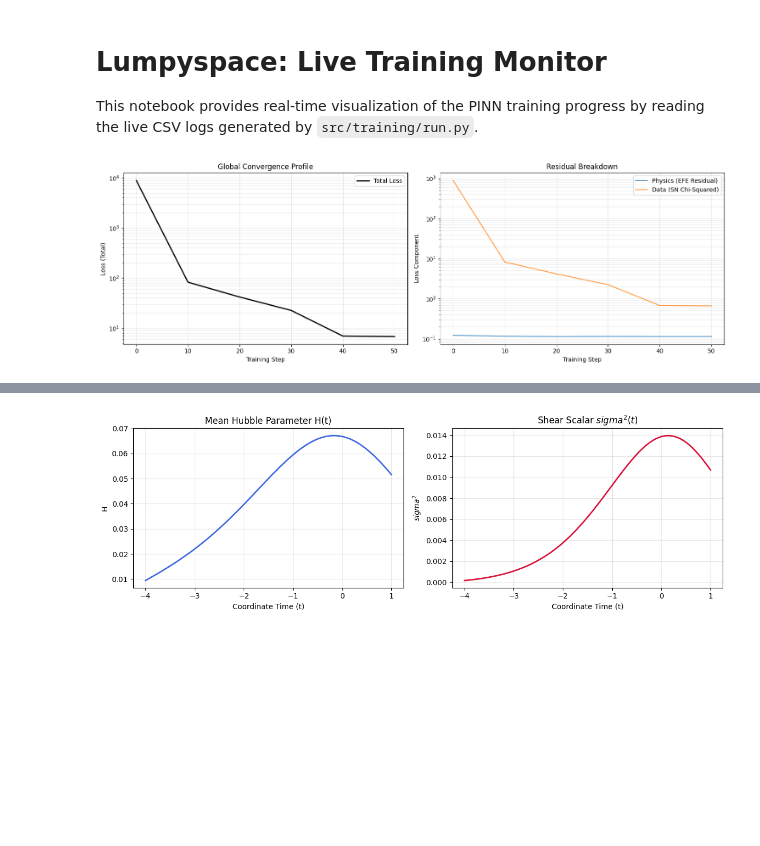
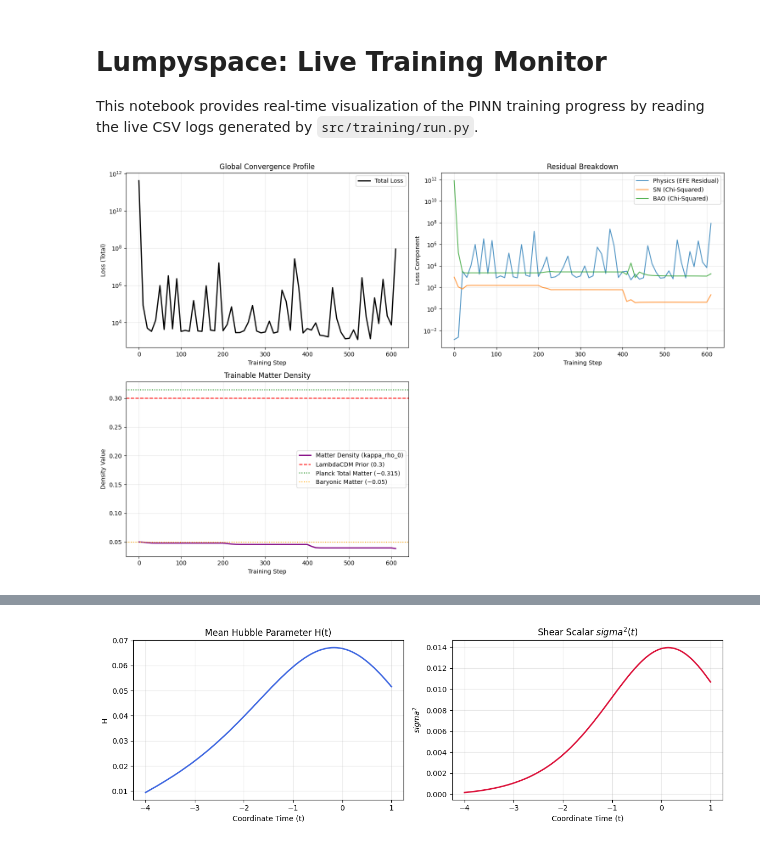
Before and after one commit to dmah42/lumpyspace, a Jupyter notebook: notebooks/monitor_training.ipynb, the cells around one changed output, grey strips where cells are left out. Saved outputs shown, nothing was run; the diff lists cells and outputs as text; code cells hidden in the pictures; blank space fills up the shorter version.

Commit message:
Integrate BAO data and trainable matter density to physically constrain inhomogeneous cosmology PINN

```diff
--- a/notebooks/monitor_training.ipynb
+++ b/notebooks/monitor_training.ipynb
@@ -2,11 +2,12 @@
 # Lumpyspace: Live Training Monitor
 This notebook provides real-time visualization of the PINN training progress by reading the live CSV logs generated by `src/training/run.py`.
 # %%
+import os
+import time
+
+import matplotlib.pyplot as plt
 import pandas as pd
-import matplotlib.pyplot as plt
 from IPython.display import clear_output
-import time
-import os
 
 # Path to the production logs
 log_path = "../logs/training_metrics.csv"
@@ -24,66 +25,90 @@ def monitor_convergence():
       df = pd.read_csv(log_path)
       if len(df) > 1:
         clear_output(wait=True)
-        fig, ax = plt.subplots(1, 2, figsize=(15, 5))
+        fig, ax = plt.subplots(2, 2, figsize=(15, 10))
 
-        # Plot Total Loss (Log Scale)
-        ax[0].plot(
+        # Top-left: Plot Total Loss (Log Scale)
+        ax[0, 0].plot(
           df["step"],
           df["loss"].astype(float),
           label="Total Loss",
           color="black",
-          linewidth=2,
+          linewidth=1,
         )
-        ax[0].set_yscale("log")
-        ax[0].set_xlabel("Training Step")
-        ax[0].set_ylabel("Loss (Total)")
-        ax[0].set_title("Global Convergence Profile")
-        ax[0].grid(True, which="both", ls="-", alpha=0.3)
-        ax[0].legend()
+        ax[0, 0].set_yscale("log")
+        ax[0, 0].set_xlabel("Training Step")
+        ax[0, 0].set_ylabel("Loss (Total)")
+        ax[0, 0].set_title("Global Convergence Profile")
+        ax[0, 0].grid(True, which="both", ls="-", alpha=0.3)
+        ax[0, 0].legend()
 
-        # Plot Components
-        ax[1].plot(
+        # Top-right: Plot Components
+        ax[0, 1].plot(
           df["step"],
           df["l_phys"].astype(float),
           label="Physics (EFE Residual)",
           alpha=0.8,
         )
-        ax[1].plot(
+        ax[0, 1].plot(
           df["step"],
           df["l_sn"].astype(float),
           label="SN (Chi-Squared)",
           alpha=0.8,
         )
-        ax[1].plot(
+        ax[0, 1].plot(
           df["step"],
           df["l_bao"].astype(float),
           label="BAO (Chi-Squared)",
           alpha=0.8,
         )
-        ax[1].set_yscale("log")
-        ax[1].set_xlabel("Training Step")
-        ax[1].set_ylabel("Loss Component")
-        ax[1].set_title("Residual Breakdown")
-        ax[1].grid(True, which="both", ls="-", alpha=0.3)
-        ax[1].legend()
+        ax[0, 1].set_yscale("log")
+        ax[0, 1].set_xlabel("Training Step")
+        ax[0, 1].set_ylabel("Loss Component")
+        ax[0, 1].set_title("Residual Breakdown")
+        ax[0, 1].grid(True, which="both", ls="-", alpha=0.3)
+        ax[0, 1].legend()
+
+        # Bottom-Left: Plot Trainable Matter Density
+        ax[1, 0].plot(
+          df["step"],
+          df["kappa_rho_0"].astype(float) / 3.0,
+          label="Matter Density (kappa_rho_0)",
+          color="purple",
+          linewidth=2,
+        )
+        ax[1, 0].axhline(y=0.3, color="r", linestyle="--",
+                         label="LambdaCDM Prior (0.3)")
+        ax[1, 0].axhline(y=0.315, color="green", linestyle=":",
+                         label="Planck Total Matter (~0.315)")
+        ax[1, 0].axhline(y=0.05, color="orange", linestyle=":",
+                         label="Baryonic Matter (~0.05)")
+        ax[1, 0].set_xlabel("Training Step")
+        ax[1, 0].set_ylabel("Density Value")
+        ax[1, 0].set_title("Trainable Matter Density")
+        ax[1, 0].grid(True, which="both", ls="-", alpha=0.3)
+        ax[1, 0].legend()
+
+        # Bottom-right: empty
+        ax[1, 1].axis('off')
 
         plt.tight_layout()
         plt.show()
 
         print(
           f"Last Update: {time.strftime('%H:%M:%S')} | "
           f"Steps: {df['step'].iloc[-1]} | "
           f"Current Loss: {df['loss'].iloc[-1]:.3e}\n"
           f"Physics Loss: {df['l_phys'].iloc[-1]:.3e} | "
-          f"SN Data Loss: {df['l_sn'].iloc[-1]:.3e} | "
-          f"BAO Data Loss: {df['l_bao'].iloc[-1]:.3e}"
+          f"SN Loss: {df['l_sn'].iloc[-1]:.3e} | "
+          f"BAO Loss: {df['l_bao'].iloc[-1]:.3e}\n"
+          f"Kappa Rho 0: {(df['kappa_rho_0'].iloc[-1] / 3.0):.3e}"
         )
     except Exception as e:
       print(f"Error reading logs: {e}")
 
     time.sleep(10)  # Refresh every 10 seconds to reduce IO overhead
 
 
 monitor_convergence()
 # %% [output]
-[figure, old version]
+[figure, new version]
```
Also changed, not shown: parts of 1 cell of this notebook, 9 other files.
